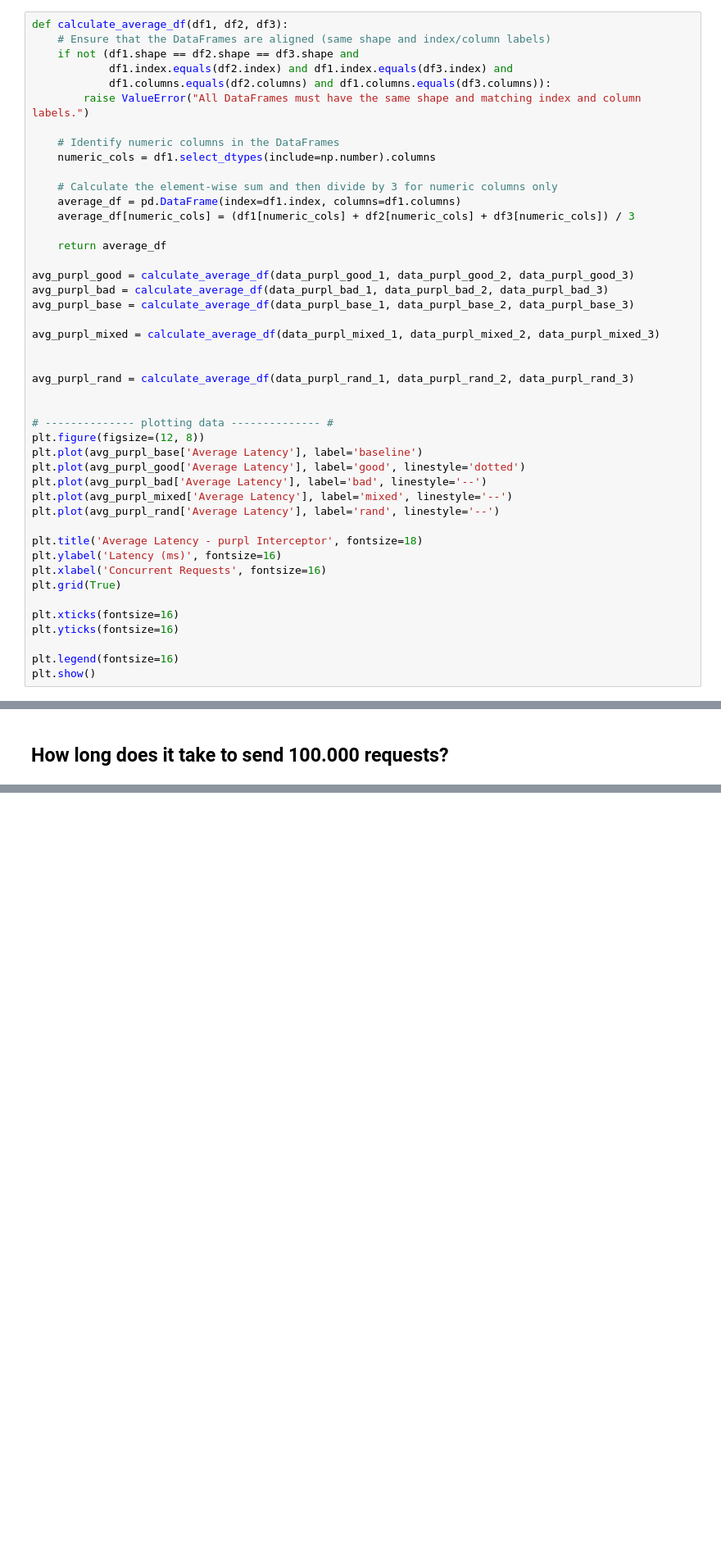
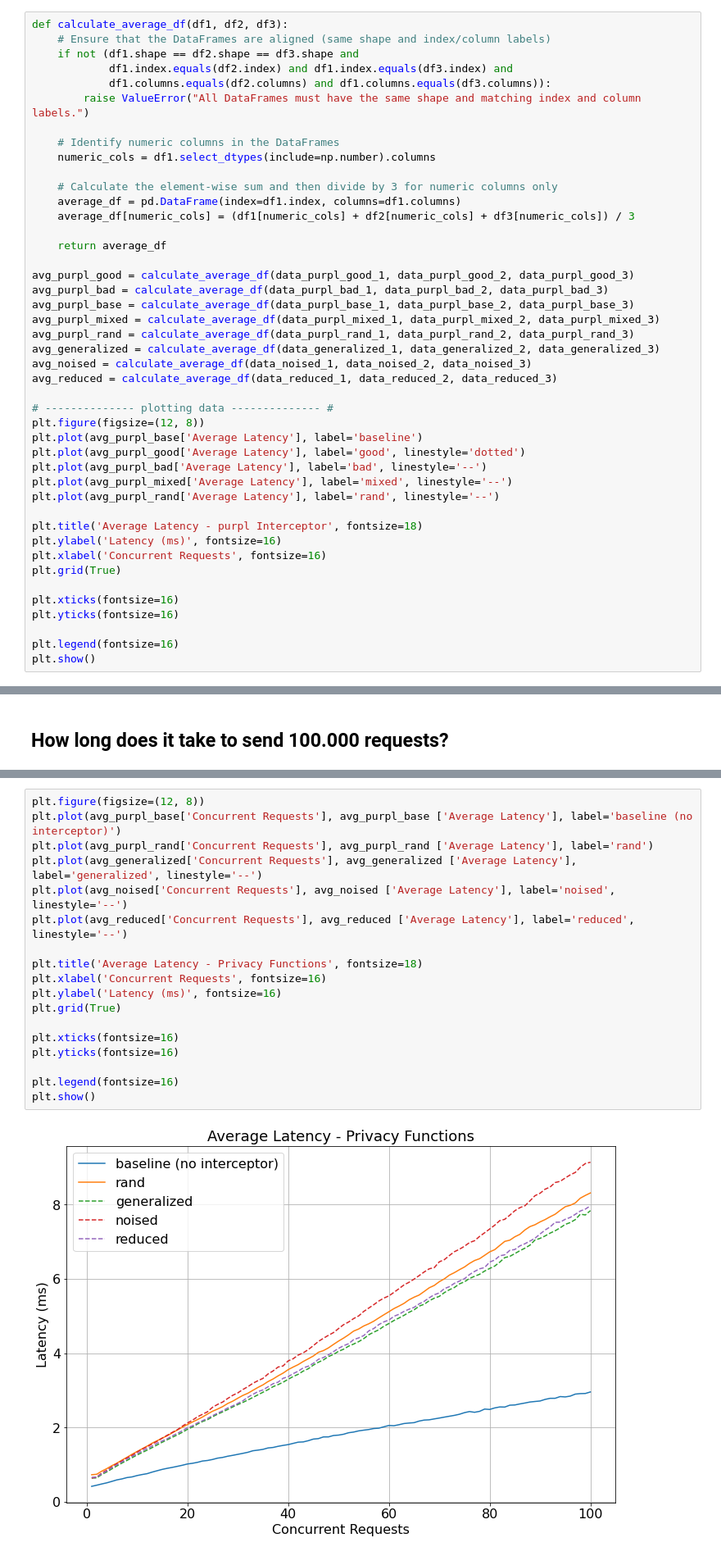
Before and after one commit to louisloechel/CloudServiceBenchmarking, a Jupyter notebook: analysis/analysis_purpl.ipynb, the cells around one changed output, grey strips where cells are left out. Shown at 82% size. Drawn from its saved outputs; the diff is of its cells as text; blank space fills up the shorter version.

Commit message:
add plots for each privacy function

```diff
--- a/analysis/analysis_purpl.ipynb
+++ b/analysis/analysis_purpl.ipynb
@@ -134,12 +161,11 @@ def calculate_average_df(df1, df2, df3):
 avg_purpl_good = calculate_average_df(data_purpl_good_1, data_purpl_good_2, data_purpl_good_3)
 avg_purpl_bad = calculate_average_df(data_purpl_bad_1, data_purpl_bad_2, data_purpl_bad_3)
 avg_purpl_base = calculate_average_df(data_purpl_base_1, data_purpl_base_2, data_purpl_base_3)
-
 avg_purpl_mixed = calculate_average_df(data_purpl_mixed_1, data_purpl_mixed_2, data_purpl_mixed_3)
-
-
 avg_purpl_rand = calculate_average_df(data_purpl_rand_1, data_purpl_rand_2, data_purpl_rand_3)
-
+avg_generalized = calculate_average_df(data_generalized_1, data_generalized_2, data_generalized_3)
+avg_noised = calculate_average_df(data_noised_1, data_noised_2, data_noised_3)
+avg_reduced = calculate_average_df(data_reduced_1, data_reduced_2, data_reduced_3)
 
 # -------------- plotting data -------------- #
 plt.figure(figsize=(12, 8))
@@ -269,0 +238,20 @@ plt.show()
+# %%
+plt.figure(figsize=(12, 8))
+plt.plot(avg_purpl_base['Concurrent Requests'], avg_purpl_base ['Average Latency'], label='baseline (no interceptor)')
+plt.plot(avg_purpl_rand['Concurrent Requests'], avg_purpl_rand ['Average Latency'], label='rand')
+plt.plot(avg_generalized['Concurrent Requests'], avg_generalized ['Average Latency'], label='generalized', linestyle='--')
+plt.plot(avg_noised['Concurrent Requests'], avg_noised ['Average Latency'], label='noised', linestyle='--')
+plt.plot(avg_reduced['Concurrent Requests'], avg_reduced ['Average Latency'], label='reduced', linestyle='--')
+
+plt.title('Average Latency - Privacy Functions', fontsize=18)
+plt.xlabel('Concurrent Requests', fontsize=16)
+plt.ylabel('Latency (ms)', fontsize=16)
+plt.grid(True)
+
+plt.xticks(fontsize=16)
+plt.yticks(fontsize=16)
+
+plt.legend(fontsize=16)
+plt.show()
+# %% [output]
+[figure, added]
```
Also changed, not shown: parts of 9 cells of this notebook.
